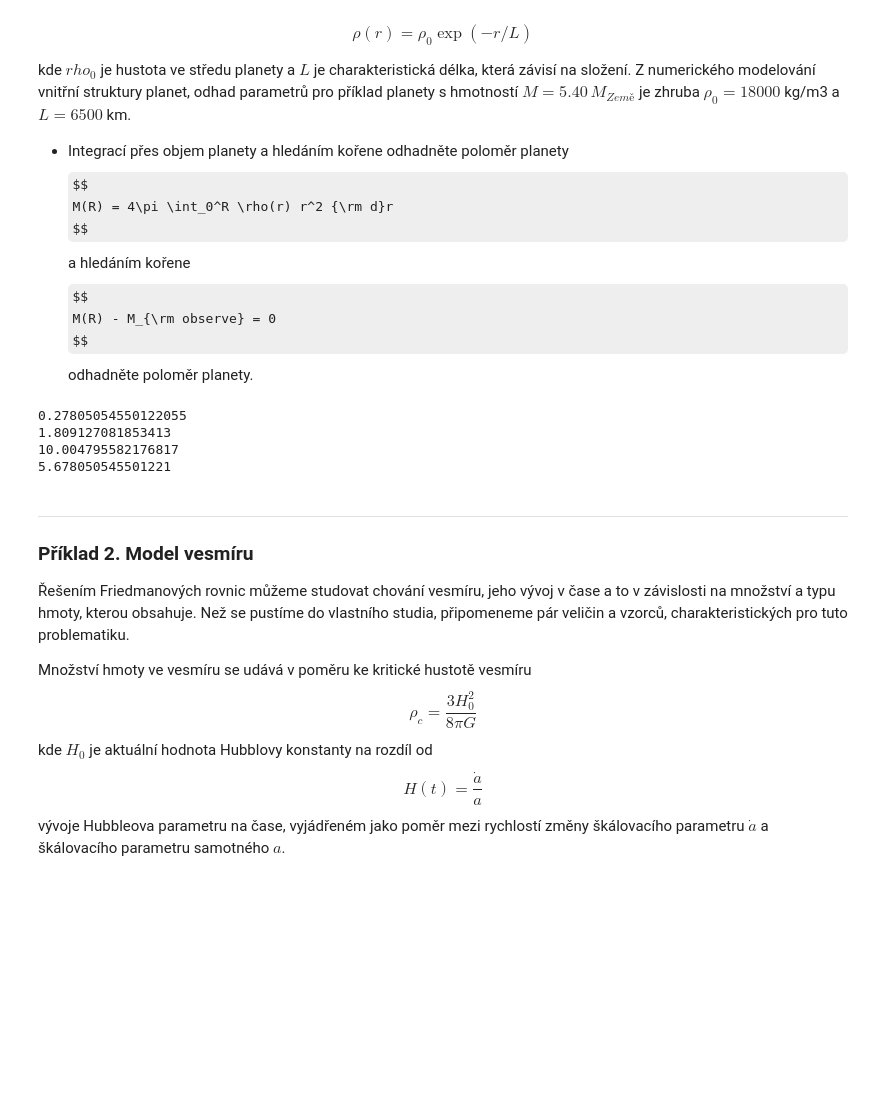
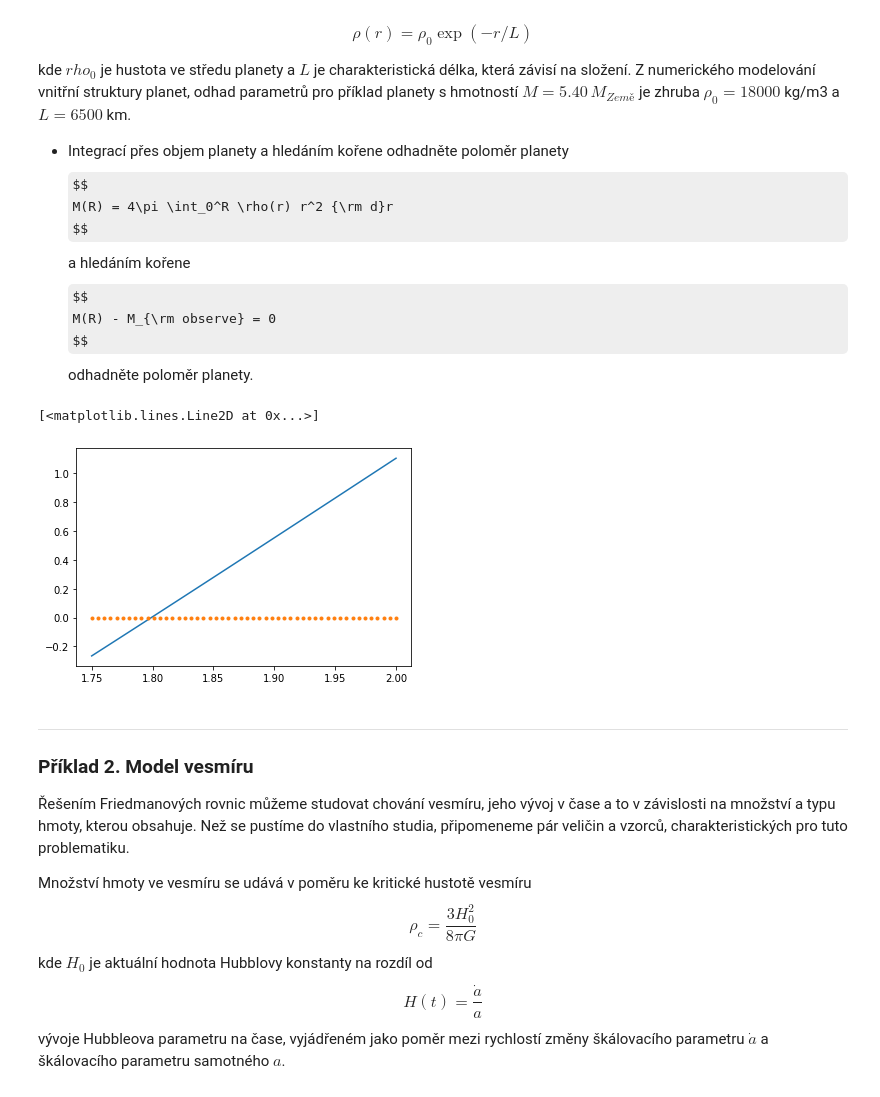
Before and after one commit to astroviki/NumericalMethods, a Jupyter notebook: Integrace.ipynb, the cells around one changed output. Drawn from its saved outputs; the diff is of its cells as text; code cells hidden in the pictures; some formulas as TeX source; blank space fills up the shorter version.

```diff
--- a/Integrace.ipynb
+++ b/Integrace.ipynb
@@ -438,44 +438,45 @@ $$
  odhadněte poloměr planety.
 # %%
 import numpy as np
+import matplotlib.pyplot as plt
 
 def trapz(f,a,b,N=50):
     x = np.linspace(a,b,N+1) # N+1 points make N subintervals
     y = f(x)
     y_right = y[1:] # right endpoints
     y_left = y[:-1] # left endpoints
     dx = (b - a)/N
     T = (dx/2) * np.sum(y_right + y_left)
     return T
 
 R_z = 6371000
 M_z = 5.972e24
 M_g = 5.4
 L = 6500000/R_z
 rho0 = 18000*R_z**3/M_z
 
 R_0 = 1.75
 a = 0
 N = 100
 
 def fce(x):
   return np.exp(-x/L)*x**2
 
 def mass_estimate(R):
   return 4.0*np.pi*rho0*trapz(fce,0,R,N)
 
-R = 1.85
-for i in range(3):
-  R_est = R+(mass_estimate(R)-M_g)
-  print(mass_estimate(R)-M_g)
-  R = R_est
+R = np.linspace(1.75,2.0,50)
+result = mass_estimate(R)
 
-print(mass_estimate(1.85))
+result = np.zeros((np.size(R)))
+for i,x in enumerate(R):
+    result[i] = mass_estimate(x) - M_g
+
+plt.plot(R,result,'-')
+plt.plot(R,np.zeros(np.size(R)),'.')
 # %% [output]
-0.27805054550122055
-1.809127081853413
-10.004795582176817
-5.678050545501221
+[<matplotlib.lines.Line2D at 0x...>]
+[figure, added]
 # %% [markdown]
 ---
 ### Příklad 2. Model vesmíru
```
